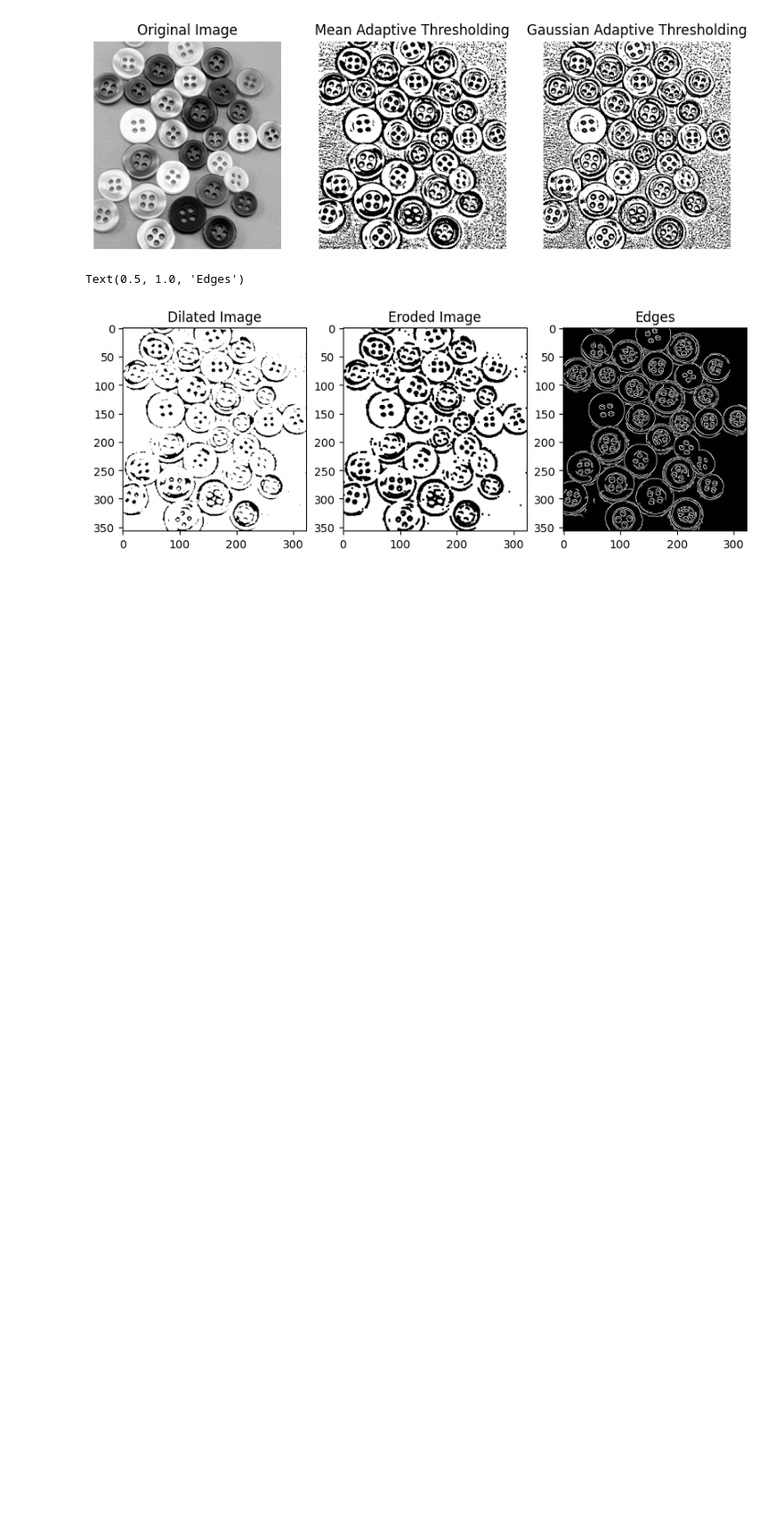
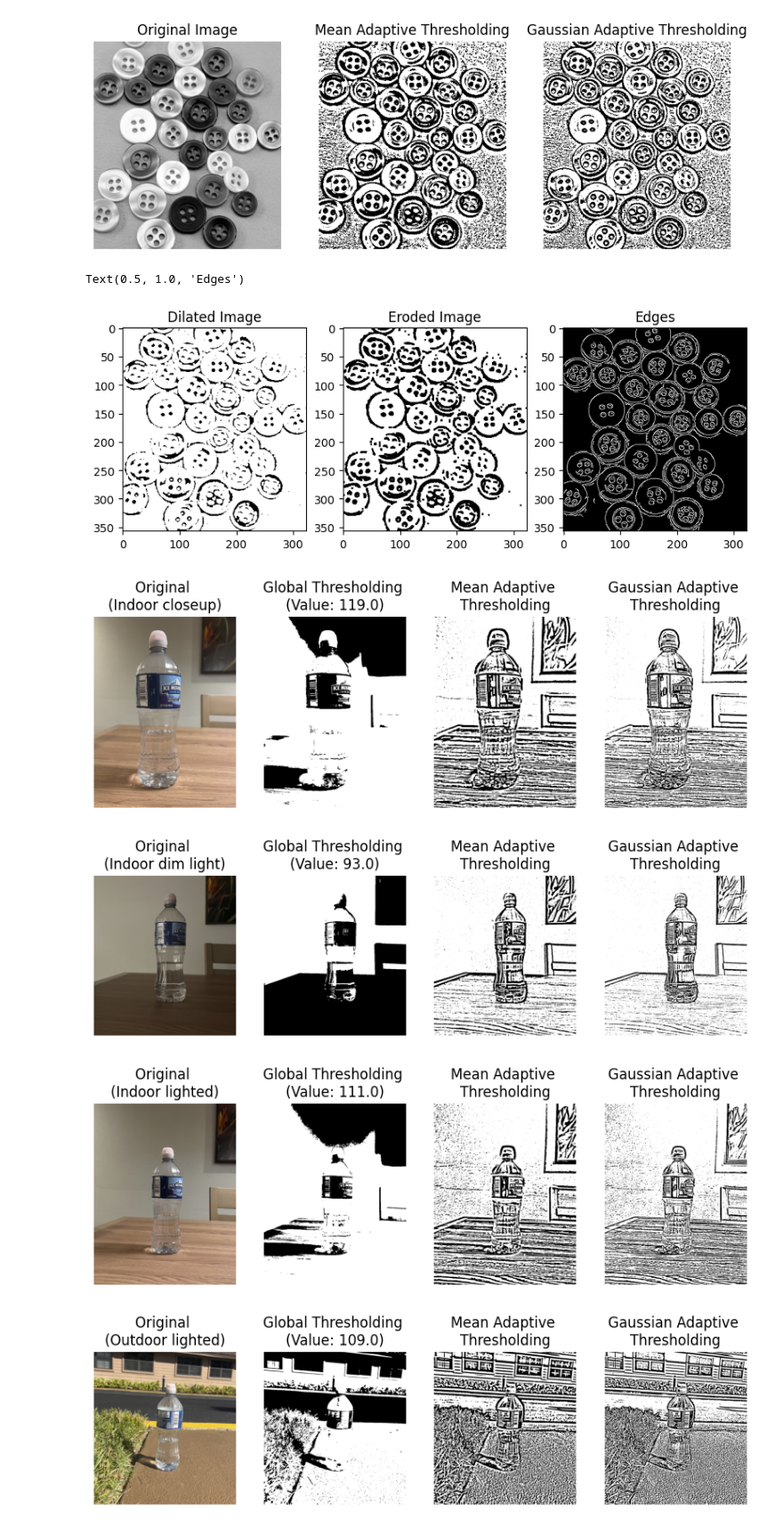
Before and after one commit to kapil-gulati/computer-vision, a Jupyter notebook: ct_assignments/open_cv_sandbox.ipynb, the cells around one changed output. Shown at 89% size. Saved outputs shown, nothing was run; the diff lists cells and outputs as text; code cells hidden in the pictures; blank space fills up the shorter version.

Commit message:
Module 6 Assignment on Thresholding - complete solution

```diff
--- a/ct_assignments/open_cv_sandbox.ipynb
+++ b/ct_assignments/open_cv_sandbox.ipynb
@@ -166,0 +215,13 @@ Text(0.5, 1.0, 'Edges')
+# %%
+# load images and plot thresholds
+image_paths = {'Indoor closeup':'obj_indoor_closeup.png','Indoor dim light': 'obj_indoor_dim.png', 'Indoor lighted': 'obj_indoor_lighted.png', 'Outdoor lighted': 'obj_outdoor_lighted.png'}
+
+for title, path in image_paths.items():
+    image = cv2.imread(path)
+    mean_thresh, gaussian_thresh, global_thresh, global_threshold_value = adaptive_thresholding(image, True, False)
+    plot_thresholds(image, mean_thresh=mean_thresh, gaussian_thresh=gaussian_thresh, global_thresh=global_thresh, global_threshold_value=global_threshold_value, title=title)
+# %% [output]
+[figure, added]
+[figure, added]
+[figure, added]
+[figure, added]
```
Also changed, not shown: parts of 1 cell of this notebook, 1 other file.
